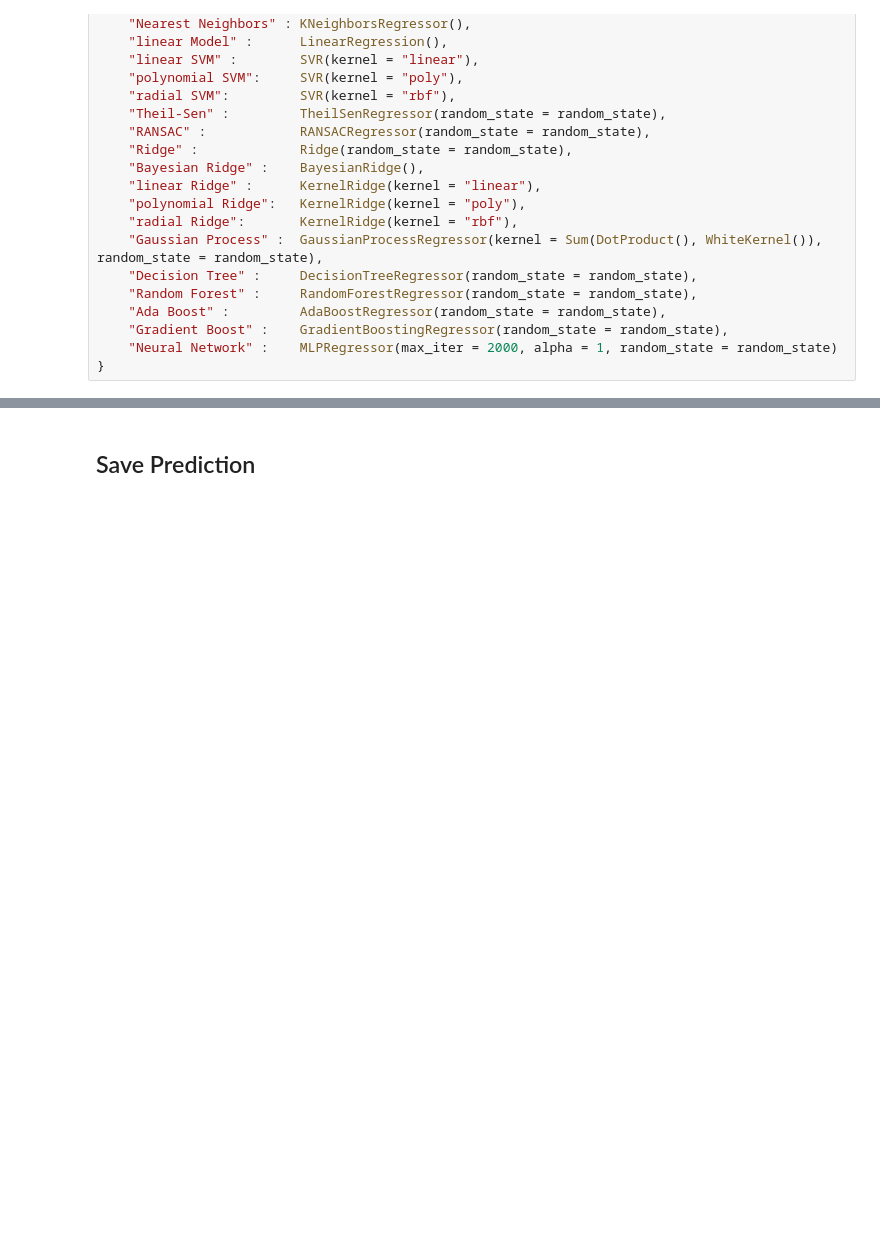
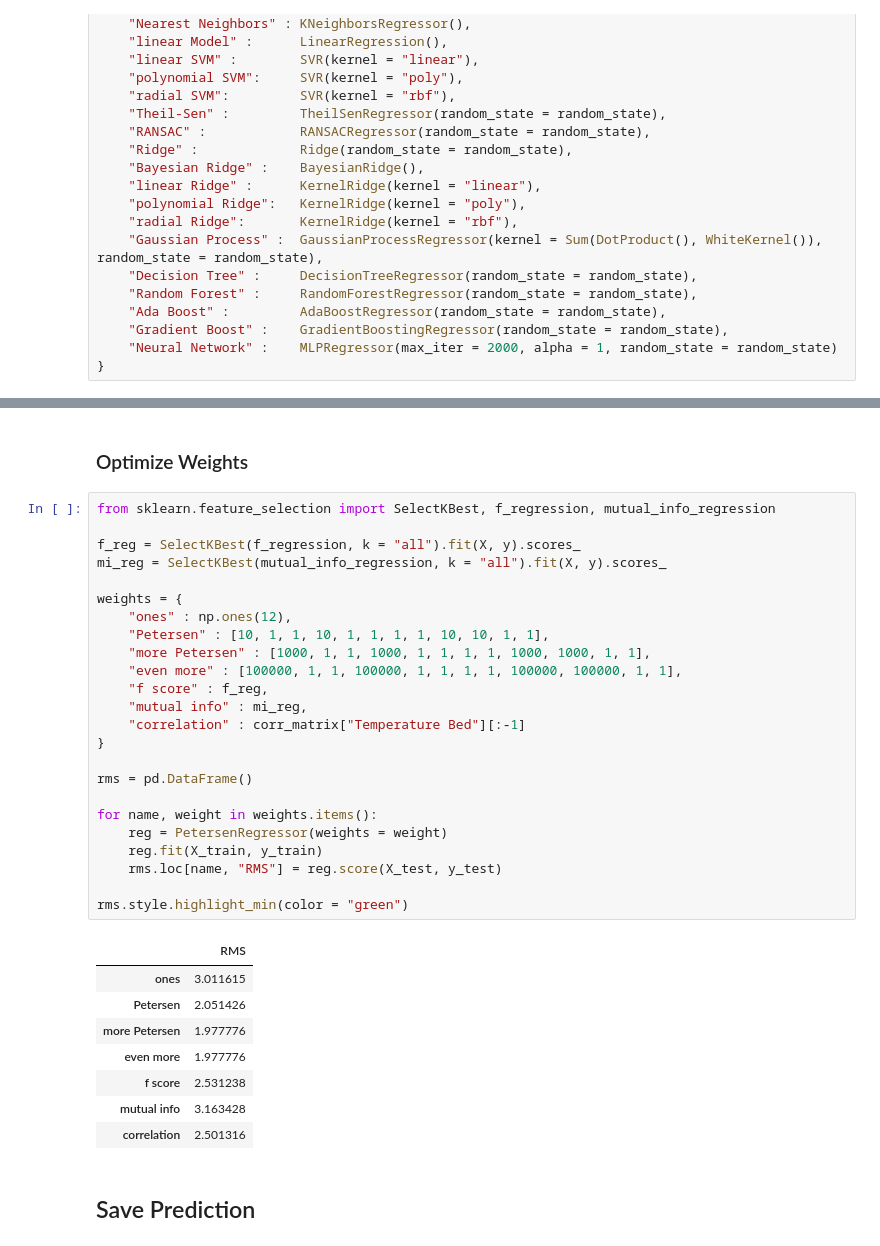
Before and after one commit to maxstollmayer/ML-Challenges, a Jupyter notebook: Challenge-2/Challenge-2-Notebook.ipynb, the cells around one changed output, grey strips where cells are left out. Cells and saved outputs as stored; diff of their text form; blank space fills up the shorter version.

```diff
--- a/Challenge-2/Challenge-2-Notebook.ipynb
+++ b/Challenge-2/Challenge-2-Notebook.ipynb
@@ -343,3 +284,38 @@ comparison.style.highlight_min(["root mean squared", "mean absolute", "max"], "g
+# %% [markdown]
+### Optimize Weights
+# %%
+from sklearn.feature_selection import SelectKBest, f_regression, mutual_info_regression
+
+f_reg = SelectKBest(f_regression, k = "all").fit(X, y).scores_
+mi_reg = SelectKBest(mutual_info_regression, k = "all").fit(X, y).scores_
+
+weights = {
+    "ones" : np.ones(12),
+    "Petersen" : [10, 1, 1, 10, 1, 1, 1, 1, 10, 10, 1, 1],
+    "more Petersen" : [1000, 1, 1, 1000, 1, 1, 1, 1, 1000, 1000, 1, 1],
+    "even more" : [100000, 1, 1, 100000, 1, 1, 1, 1, 100000, 100000, 1, 1],
+    "f score" : f_reg,
+    "mutual info" : mi_reg,
+    "correlation" : corr_matrix["Temperature Bed"][:-1]
+}
+
+rms = pd.DataFrame()
+
+for name, weight in weights.items():
+    reg = PetersenRegressor(weights = weight)
+    reg.fit(X_train, y_train)
+    rms.loc[name, "RMS"] = reg.score(X_test, y_test)
+
+rms.style.highlight_min(color = "green")
+# %% [output]
+|  | RMS |
+| ones | 3.011615 |
+| Petersen | 2.051426 |
+| more Petersen | 1.977776 |
+| even more | 1.977776 |
+| f score | 2.531238 |
+| mutual info | 3.163428 |
+| correlation | 2.501316 |
 # %% [markdown]
 ## Save Prediction
 # %%
```
Also changed, not shown: parts of 13 cells of this notebook.
